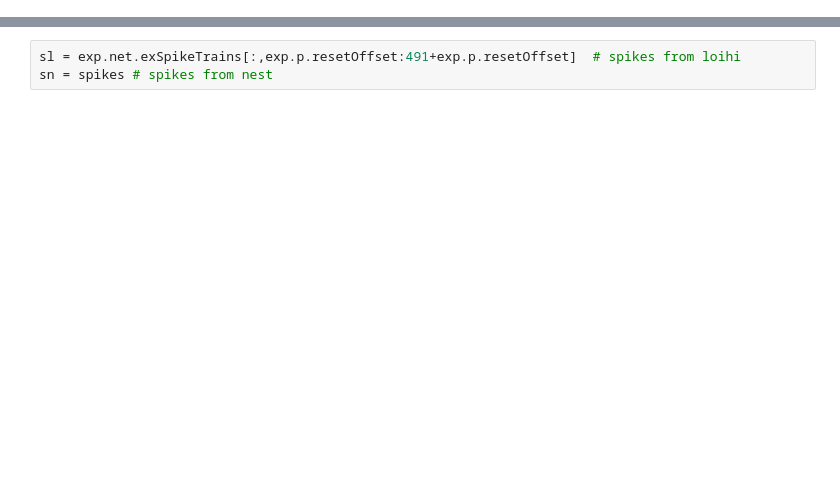
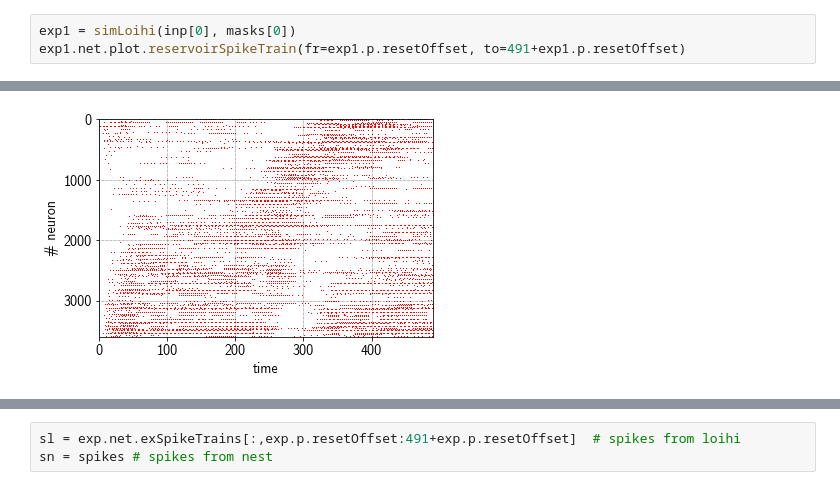
Before and after one commit to sagacitysite/pelenet, a Jupyter notebook: nest-comparison.ipynb, the cells around one changed output, grey strips where cells are left out. Drawn from its saved outputs; the diff is of its cells as text; blank space fills up the shorter version.

```diff
--- a/nest-comparison.ipynb
+++ b/nest-comparison.ipynb
@@ -72,0 +75,4 @@ INFO:HST:  chip=1 cpu=0 halted, status=0x0
+# %%
+exp1 = simLoihi(inp[0], masks[0])
+exp1.net.plot.reservoirSpikeTrain(fr=exp1.p.resetOffset, to=491+exp1.p.resetOffset)
+# %% [output]
@@ -72,0 +96 @@ INFO:HST:  chip=1 cpu=0 halted, status=0x0
+[figure, added]
```
Also changed, not shown: parts of 35 cells of this notebook, 15 other files.
